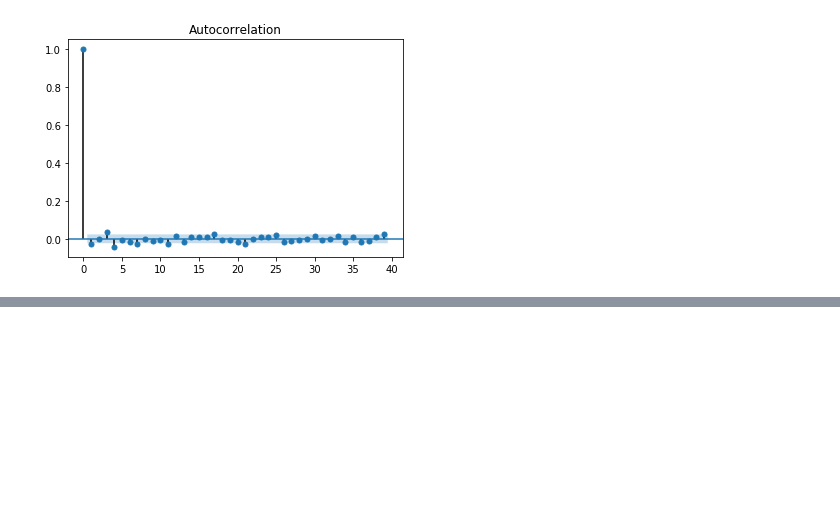
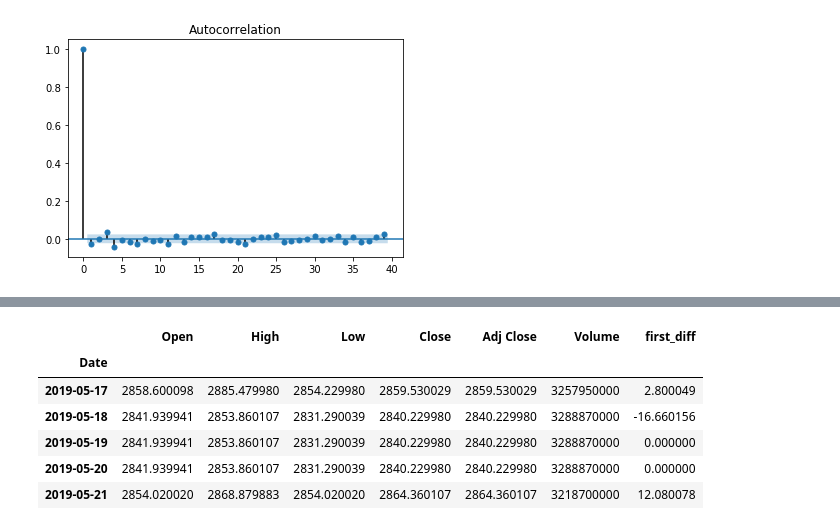
Before and after one commit to daanishrasheed/finance-stocks-LSTM, a Jupyter notebook: ARIMA_model.ipynb, the cells around one changed output, grey strips where cells are left out. Drawn from its saved outputs; the diff is of its cells as text; code cells hidden in the pictures; blank space fills up the shorter version.

```diff
--- a/ARIMA_model.ipynb
+++ b/ARIMA_model.ipynb
@@ -156,0 +168,2 @@ Through this graph we
+# %%
+df_train = df.set_index(df.index)[:'2019-05-16']
@@ -156,0 +180,12 @@ Through this graph we
+# %%
+df_test = df.set_index(df.index)['2019-05-17':]
+# %%
+df_test.head()
+# %% [output]
+|  | Open | High | Low | Close | Adj Close | Volume | first_diff |
+| Date |  |  |  |  |  |  |  |
+| 2019-05-17 | 2858.600098 | 2885.479980 | 2854.229980 | 2859.530029 | 2859.530029 | 3257950000 | 2.800049 |
+| 2019-05-18 | 2841.939941 | 2853.860107 | 2831.290039 | 2840.229980 | 2840.229980 | 3288870000 | -16.660156 |
+| 2019-05-19 | 2841.939941 | 2853.860107 | 2831.290039 | 2840.229980 | 2840.229980 | 3288870000 | 0.000000 |
+| 2019-05-20 | 2841.939941 | 2853.860107 | 2831.290039 | 2840.229980 | 2840.229980 | 3288870000 | 0.000000 |
+| 2019-05-21 | 2854.020020 | 2868.879883 | 2854.020020 | 2864.360107 | 2864.360107 | 3218700000 | 12.080078 |
```
Also changed, not shown: parts of 10 cells of this notebook.
